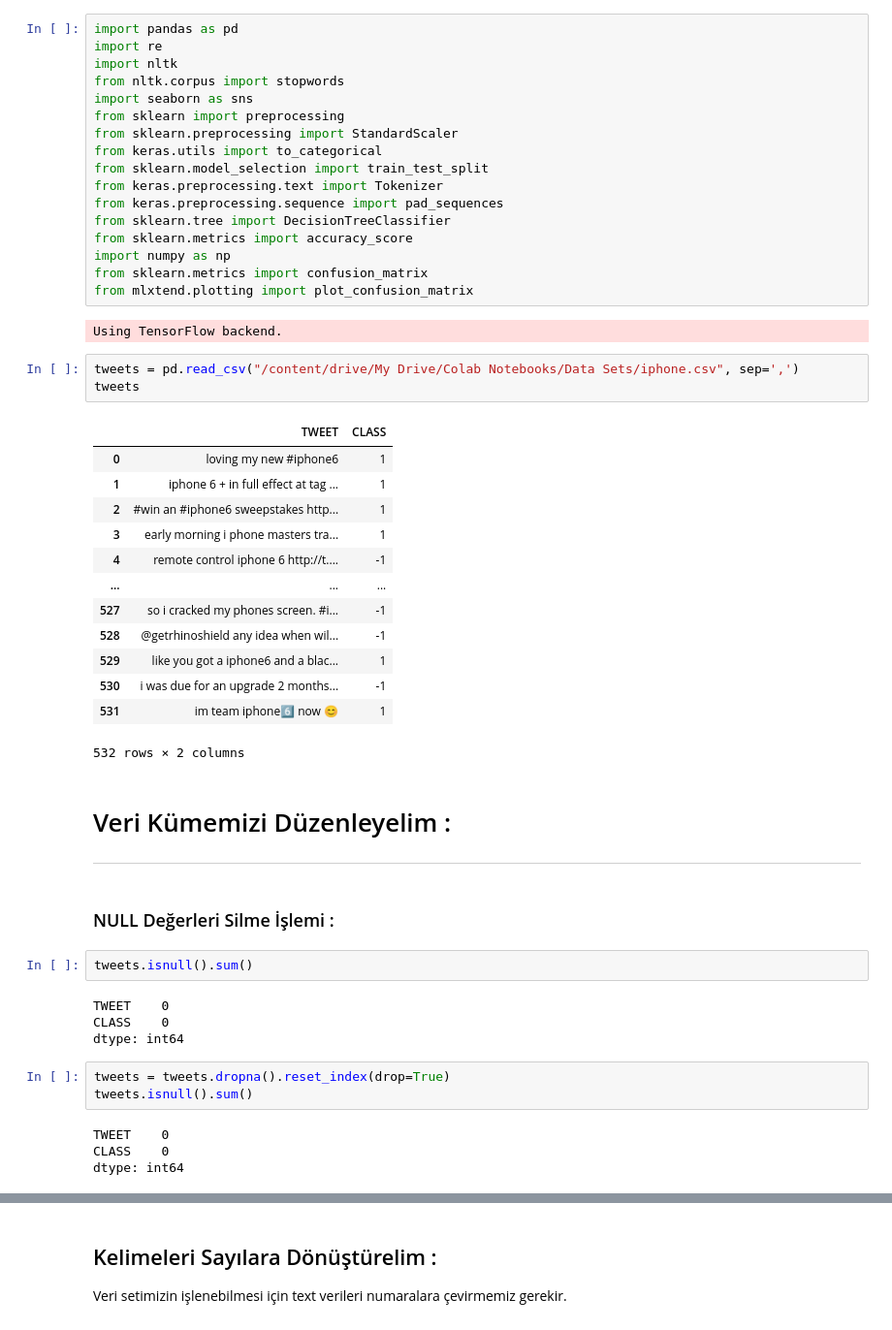
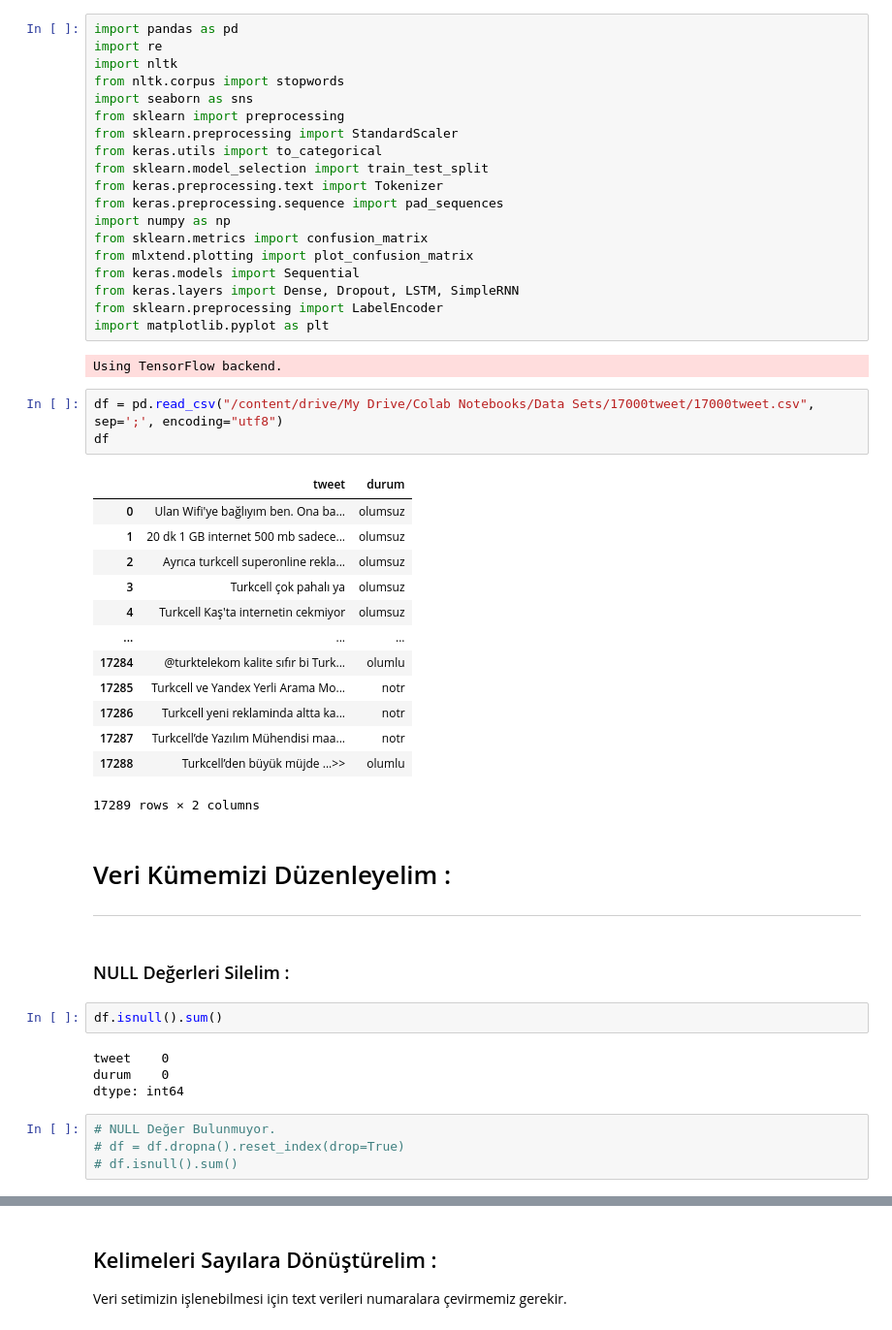
Before and after one commit to onur-kantar/Recurrent-Neural-Network, a Jupyter notebook: RNN.ipynb, the cells around one changed output, grey strips where cells are left out. Shown: that part at 97% size. Drawn from its saved outputs; the diff is of its cells as text.

```diff
--- a/RNN.ipynb
+++ b/RNN.ipynb
@@ -37,46 +42,45 @@ from keras.utils import to_categorical
 from sklearn.model_selection import train_test_split
 from keras.preprocessing.text import Tokenizer
 from keras.preprocessing.sequence import pad_sequences
-from sklearn.tree import DecisionTreeClassifier
-from sklearn.metrics import accuracy_score
 import numpy as np
 from sklearn.metrics import confusion_matrix
 from mlxtend.plotting import plot_confusion_matrix
+from keras.models import Sequential
+from keras.layers import Dense, Dropout, LSTM, SimpleRNN
+from sklearn.preprocessing import LabelEncoder
+import matplotlib.pyplot as plt
 # %% [output]
 Using TensorFlow backend.
 # %%
-tweets = pd.read_csv("/content/drive/My Drive/Colab Notebooks/Data Sets/iphone.csv", sep=',')
-tweets
+df = pd.read_csv("/content/drive/My Drive/Colab Notebooks/Data Sets/17000tweet/17000tweet.csv", sep=';', encoding="utf8")
+df
 # %% [output]
-|  | TWEET | CLASS |
-| 0 | loving my new #iphone6 | 1 |
-| 1 | iphone 6 + in full effect at tag ... | 1 |
-| 2 | #win an #iphone6 sweepstakes http... | 1 |
-| 3 | early morning i phone masters tra... | 1 |
-| 4 | remote control iphone 6 http://t.... | -1 |
+|  | tweet | durum |
+| 0 | Ulan Wifi'ye bağlıyım ben. Ona ba... | olumsuz |
+| 1 | 20 dk 1 GB internet 500 mb sadece... | olumsuz |
+| 2 | Ayrıca turkcell superonline rekla... | olumsuz |
+| 3 | Turkcell çok pahalı ya | olumsuz |
+| 4 | Turkcell Kaş'ta internetin cekmiyor | olumsuz |
 | ... | ... | ... |
-| 527 | so i cracked my phones screen. #i... | -1 |
-| 528 | @getrhinoshield any idea when wil... | -1 |
-| 529 | like you got a iphone6 and a blac... | 1 |
-| 530 | i was due for an upgrade 2 months... | -1 |
-| 531 | im team iphone6⃣ now 😊 | 1 |
+| 17284 | @turktelekom kalite sıfır bi Turk... | olumlu |
+| 17285 | Turkcell ve Yandex Yerli Arama Mo... | notr |
+| 17286 | Turkcell yeni reklaminda altta ka... | notr |
+| 17287 | Turkcell’de Yazılım Mühendisi maa... | notr |
+| 17288 | Turkcell’den büyük müjde ...>> | olumlu |
-532 rows × 2 columns
+17289 rows × 2 columns
 # %% [markdown]
 # Veri Kümemizi Düzenleyelim :
 
 ---
 # %% [markdown]
-### NULL Değerleri Silme İşlemi :
+### NULL Değerleri Silelim :
 # %%
-tweets.isnull().sum()
+df.isnull().sum()
 # %% [output]
-TWEET    0
-CLASS    0
+tweet    0
+durum    0
 dtype: int64
 # %%
-tweets = tweets.dropna().reset_index(drop=True)
-tweets.isnull().sum()
+# NULL Değer Bulunmuyor.
+# df = df.dropna().reset_index(drop=True)
+# df.isnull().sum()
-# %% [output]
-TWEET    0
-CLASS    0
-dtype: int64
```
Also changed, not shown: parts of 30 cells of this notebook.
